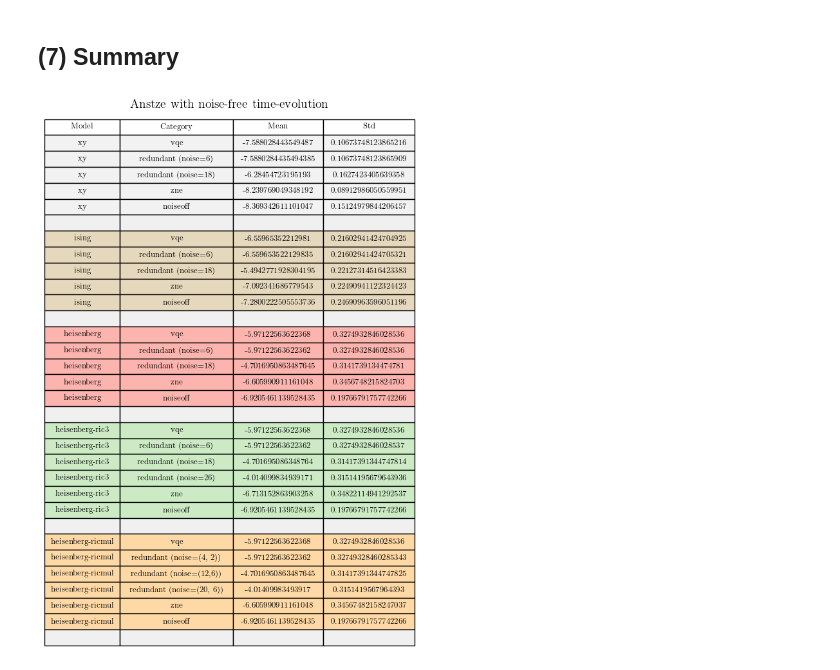
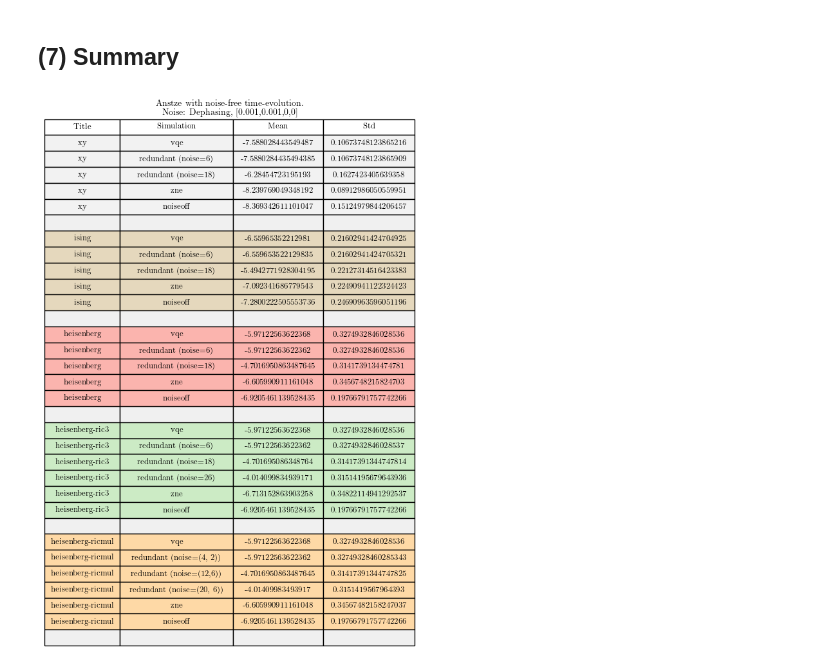
Before and after one commit to arijit-ship/indirect-zne, a Jupyter notebook: experiments/contents/experiment16[Dephasing noise]/experiment16.dephasing_noise.ipynb, the cells around one changed output. Drawn from its saved outputs; the diff is of its cells as text; code cells hidden in the pictures.

```diff
--- a/experiments/contents/experiment16[Dephasing noise]/experiment16.dephasing_noise.ipynb
+++ b/experiments/contents/experiment16[Dephasing noise]/experiment16.dephasing_noise.ipynb
@@ -834,9 +835,9 @@ for model, methods in ALL_PROCESSED_DATA.items():
             rows.append([model, method, "N/A", "N/A"])
     rows.append(["", "", "", ""])
 
-df = pd.DataFrame(rows, columns=["Model", "Category", "Mean", "Std"])
+df = pd.DataFrame(rows, columns=["Title", "Simulation", "Mean", "Std"])
 
-unique_models = set(m.lower().strip() for m in df["Model"] if m.strip() != "")
+unique_models = set(m.lower().strip() for m in df["Title"] if m.strip() != "")
 colors = cm.Pastel1(np.linspace(0, 1, len(unique_models)))
 model_colors = {model.lower(): colors[i] for i, model in enumerate(sorted(unique_models))}
 
@@ -852,33 +853,39 @@ table = ax.table(
     loc='center'
 )
 
 table.auto_set_font_size(False)
 table.set_fontsize(9)
 table.auto_set_column_width(col=list(range(len(df.columns))))
 
-for i, model_name in enumerate(df["Model"]):
+for i, model_name in enumerate(df["Title"]):
     key = model_name.strip().lower()
     if key == "":
         for j in range(len(df.columns)):
             table[(i + 1, j)].set_facecolor("#f0f0f0")
         continue
     if key in model_colors:
         for j in range(len(df.columns)):
             table[(i + 1, j)].set_facecolor(model_colors[key])
 
 # Draw the canvas and get the bounding box of the table
 fig.canvas.draw()
 bbox = table.get_window_extent(fig.canvas.get_renderer())
 
 # Convert bbox from display units to inches
 bbox_inches = bbox.transformed(fig.dpi_scale_trans.inverted())
 
 # Resize the figure to tightly fit the table
 fig.set_size_inches(bbox_inches.width, bbox_inches.height)
-fig.suptitle("Anstze with noise-free time-evolution", fontsize=14, fontweight='bold', y=1.3)
+fig.suptitle("Anstze with noise-free time-evolution. \n Noise: Dephasing, [0.001,0.001,0,0]", fontsize=10, fontweight='bold', y=1.3)
 # Remove margins by using add_axes with full figure and redraw
 ax.set_position([0, 0, 1, 1])
 
 plt.show()
+
+# Save to vector-quality PDF
+with PdfPages("result_summary.pdf") as pdf:
+    pdf.savefig(fig, bbox_inches='tight')
+
+plt.close(fig)
 # %% [output]
-[figure, old version]
+[figure, new version]
```
Also changed, not shown: parts of 1 cell of this notebook, 15 other files.
